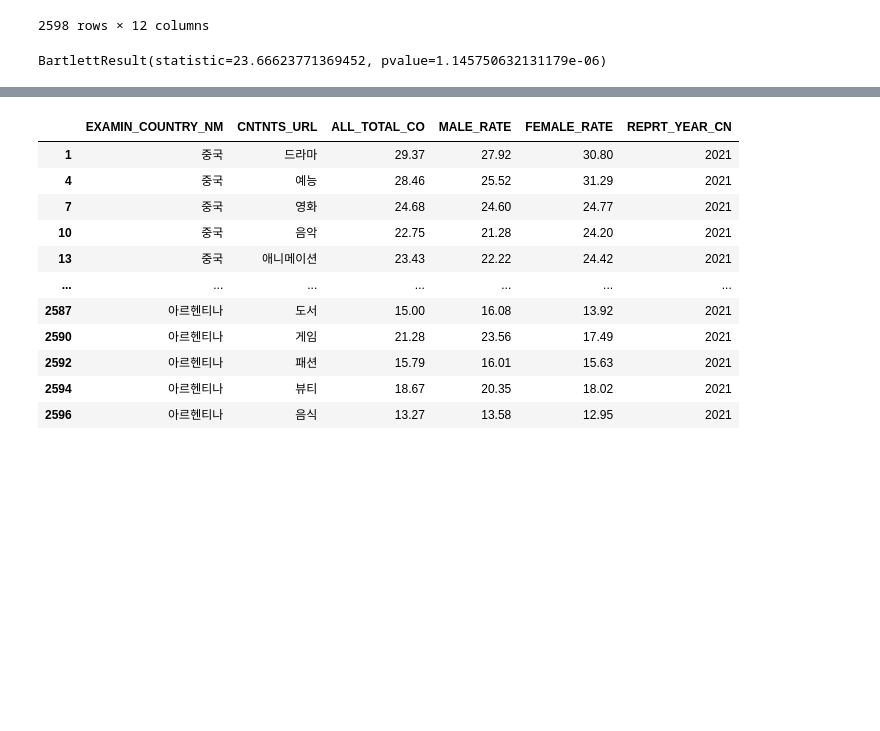
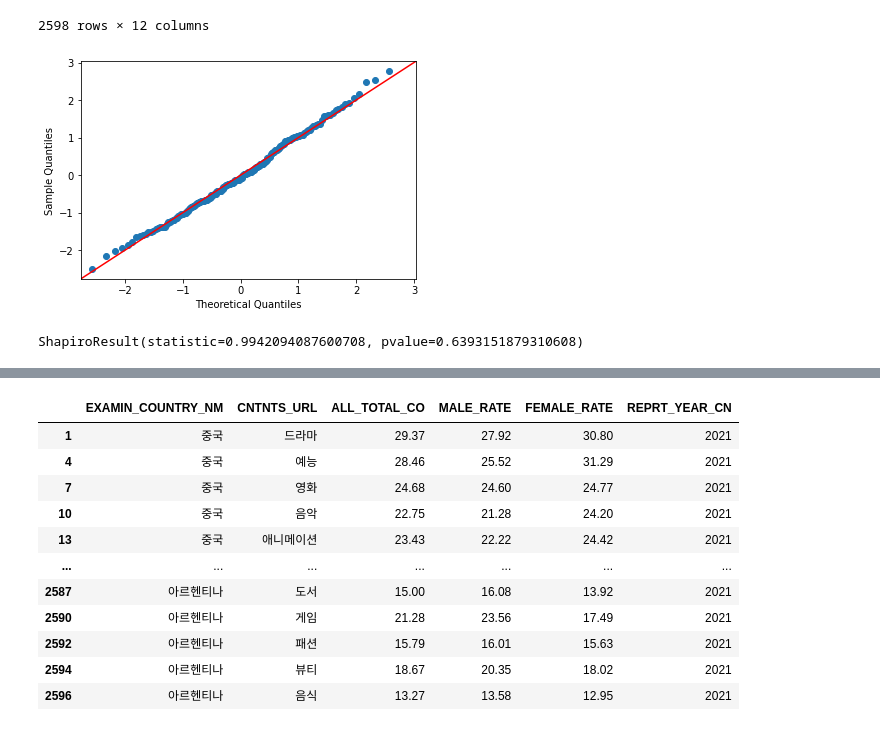
Before and after one commit to SDA2022/SDA-Project, a Jupyter notebook: 프로젝트.ipynb, the cells around one changed output, grey strips where cells are left out. Cells and saved outputs as stored; diff of their text form; code cells hidden in the pictures; blank space fills up the shorter version.

```diff
--- a/프로젝트.ipynb
+++ b/프로젝트.ipynb
@@ -30,9 +30,18 @@ data=data[["CNTNTS_URL","ALL_TOTAL_CO","REPRT_YEAR_CN"]]
 
 data_2021=data[data["REPRT_YEAR_CN"]=="2021"]
 data_2020=data[data["REPRT_YEAR_CN"]=="2020"]
-# %%
-#등분산성 검사
-stats.bartlett(data_2021["ALL_TOTAL_CO"],data_2020["ALL_TOTAL_CO"])
-#p-value값이 0.05보다 작으므로 분산이 같지 않다는 것을 알 수 있음
-# %% [output]
-BartlettResult(statistic=23.66623771369452, pvalue=1.145750632131179e-06)
+# %%
+import statsmodels.api as sm
+#정규성 검사
+#2021년 데이터
+fig=sm.qqplot(data_2021["ALL_TOTAL_CO"], line='45',fit=True)
+plt.show()
+#qq-plot을 그려보았을 때, 직선을 기준으로 데이터가 많이 모여있으므로 정규성을 띤다고 볼 수 있다
+# %% [output]
+[figure, added]
+# %%
+#정확하게 알아보기 위해 shapiro test진행
+shapiro(data_2021["ALL_TOTAL_CO"])
+#shapiro test를 진행해보았을 때는 정규분포를 따른다고 본다
+# %% [output]
+ShapiroResult(statistic=0.9942094087600708, pvalue=0.6393151879310608)
```
Also changed, not shown: parts of 7 cells of this notebook.
